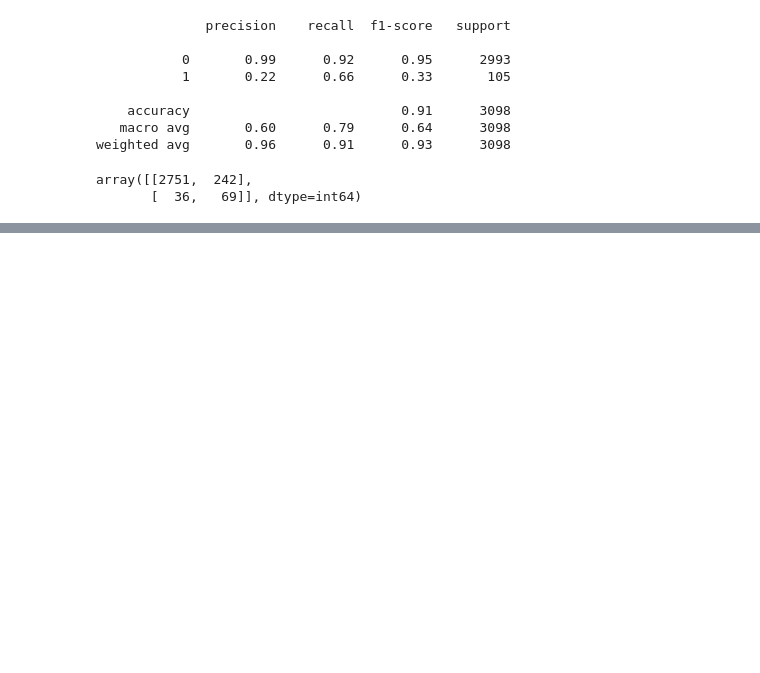
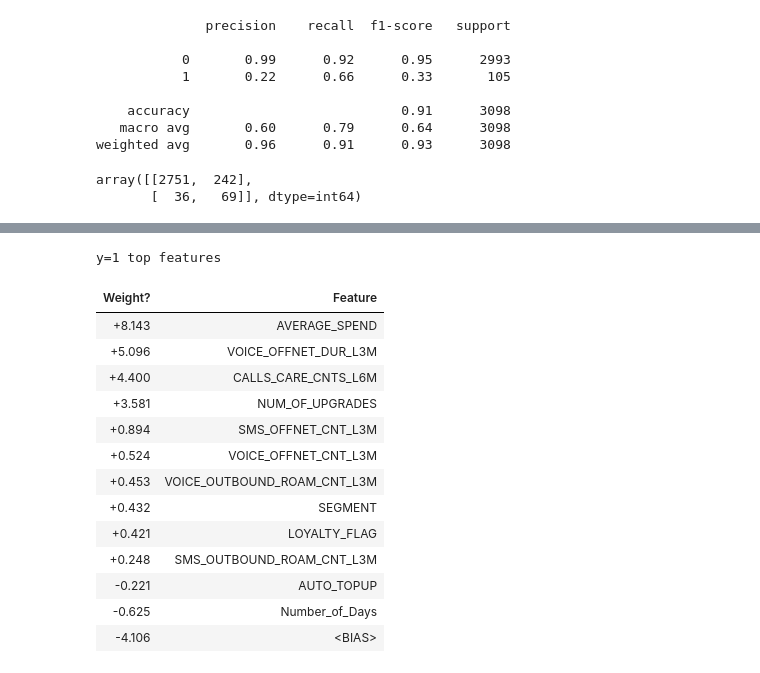
Before and after one commit to Alok2412/Propensity-Model, a Jupyter notebook: Propensity_model.ipynb, the cells around one changed output, grey strips where cells are left out. Saved outputs shown, nothing was run; the diff lists cells and outputs as text; code cells hidden in the pictures; blank space fills up the shorter version.

```diff
--- a/Propensity_model.ipynb
+++ b/Propensity_model.ipynb
@@ -385,0 +394,20 @@ array([[2751,  242],
+# %%
+import eli5
+col = list(X_train.columns)
+eli5.explain_weights(model.named_steps['m'], top=15, feature_names=col)
+# %% [output]
+y=1 top features
+| Weight? | Feature |
+| +8.143 | AVERAGE_SPEND |
+| +5.096 | VOICE_OFFNET_DUR_L3M |
+| +4.400 | CALLS_CARE_CNTS_L6M |
+| +3.581 | NUM_OF_UPGRADES |
+| +0.894 | SMS_OFFNET_CNT_L3M |
+| +0.524 | VOICE_OFFNET_CNT_L3M |
+| +0.453 | VOICE_OUTBOUND_ROAM_CNT_L3M |
+| +0.432 | SEGMENT |
+| +0.421 | LOYALTY_FLAG |
+| +0.248 | SMS_OUTBOUND_ROAM_CNT_L3M |
+| -0.221 | AUTO_TOPUP |
+| -0.625 | Number_of_Days |
+| -4.106 | <BIAS> |
```
Also changed, not shown: parts of 8 cells of this notebook.
